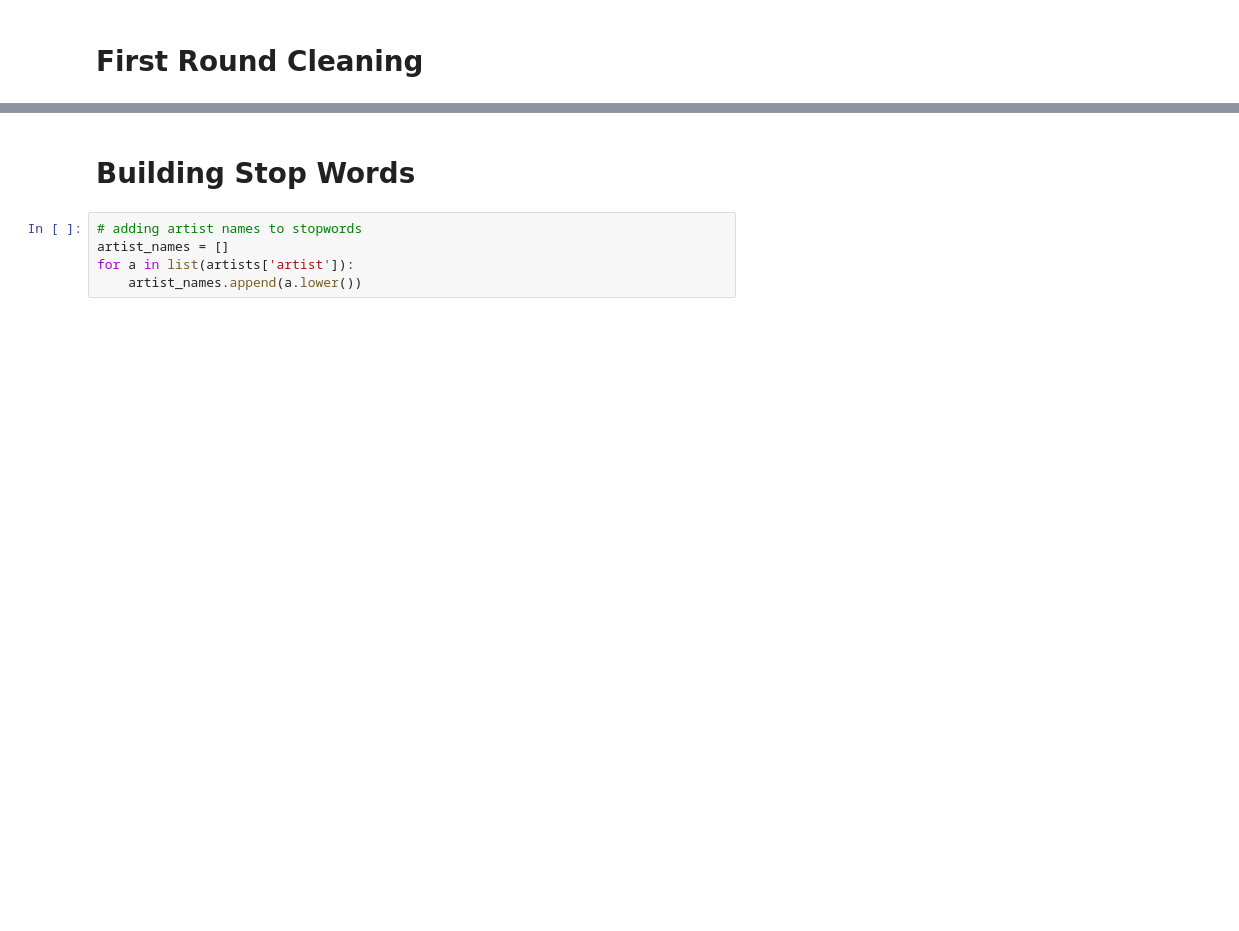
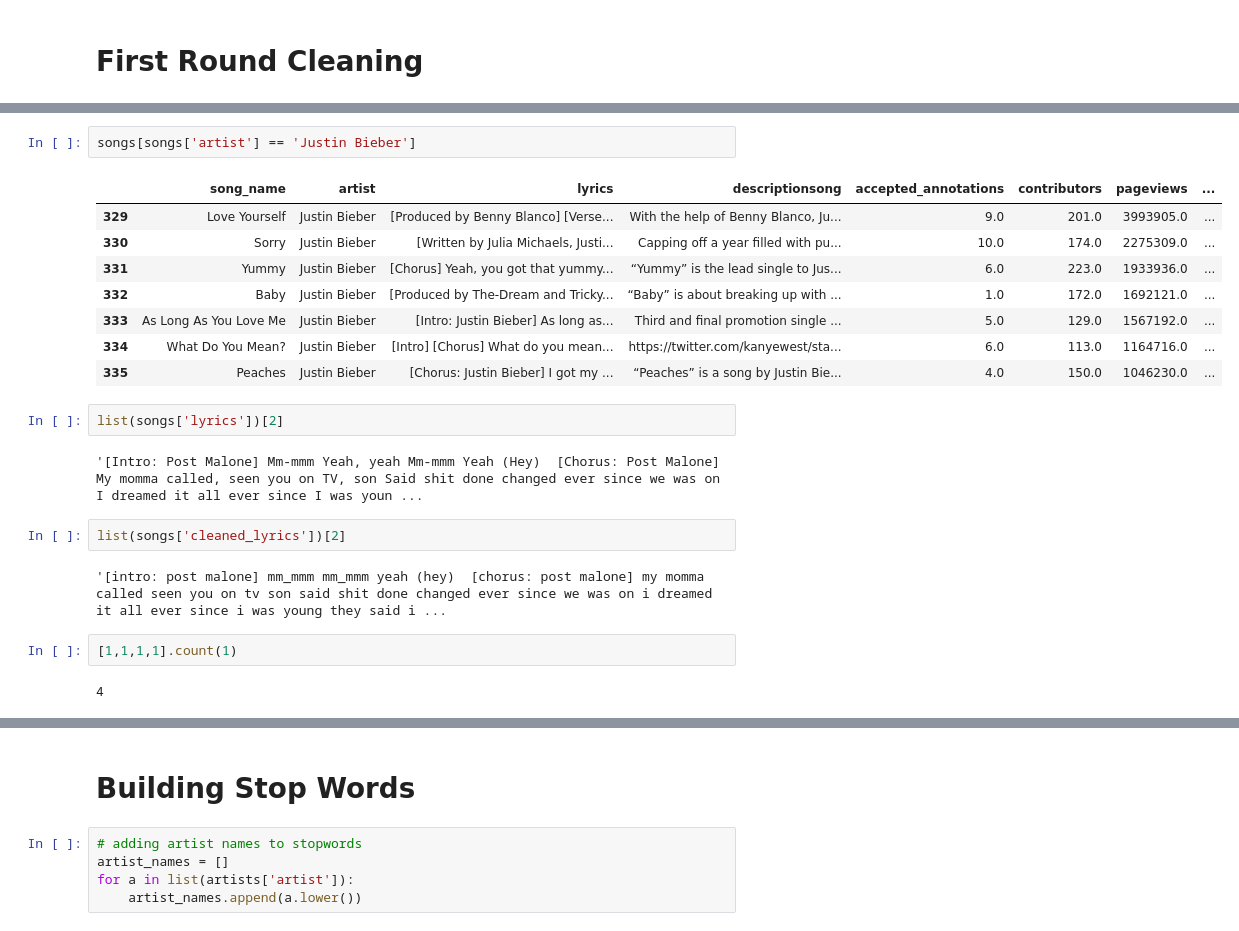
Before and after one commit to savyrosea/Genius_Lyrics_Analysis, a Jupyter notebook: notebooks/3_N-Grams.ipynb, the cells around one changed output, grey strips where cells are left out. Saved outputs shown, nothing was run; the diff lists cells and outputs as text; blank space fills up the shorter version.

```diff
--- a/notebooks/3_N-Grams.ipynb
+++ b/notebooks/3_N-Grams.ipynb
@@ -66,0 +95,23 @@ songs['cleaned_lyrics'] = songs.apply(clean_text, axis = 1)
+# %%
+songs[songs['artist'] == 'Justin Bieber']
+# %% [output]
+|  | song_name | artist | lyrics | descriptionsong | accepted_annotations | contributors | pageviews | ... |
+| 329 | Love Yourself | Justin Bieber | [Produced by Benny Blanco] [Verse... | With the help of Benny Blanco, Ju... | 9.0 | 201.0 | 3993905.0 | ... |
+| 330 | Sorry | Justin Bieber | [Written by Julia Michaels, Justi... | Capping off a year filled with pu... | 10.0 | 174.0 | 2275309.0 | ... |
+| 331 | Yummy | Justin Bieber | [Chorus] Yeah, you got that yummy... | “Yummy” is the lead single to Jus... | 6.0 | 223.0 | 1933936.0 | ... |
+| 332 | Baby | Justin Bieber | [Produced by The-Dream and Tricky... | “Baby” is about breaking up with ... | 1.0 | 172.0 | 1692121.0 | ... |
+| 333 | As Long As You Love Me | Justin Bieber | [Intro: Justin Bieber] As long as... | Third and final promotion single ... | 5.0 | 129.0 | 1567192.0 | ... |
+| 334 | What Do You Mean? | Justin Bieber | [Intro] [Chorus] What do you mean... | https://twitter.com/kanyewest/sta... | 6.0 | 113.0 | 1164716.0 | ... |
+| 335 | Peaches | Justin Bieber | [Chorus: Justin Bieber] I got my ... | “Peaches” is a song by Justin Bie... | 4.0 | 150.0 | 1046230.0 | ... |
+# %%
+list(songs['lyrics'])[2]
+# %% [output]
+'[Intro: Post Malone] Mm-mmm Yeah, yeah Mm-mmm Yeah (Hey)  [Chorus: Post Malone] My momma called, seen you on TV, son Said shit done changed ever since we was on I dreamed it all ever since I was youn ...
+# %%
+list(songs['cleaned_lyrics'])[2]
+# %% [output]
+'[intro: post malone] mm_mmm mm_mmm yeah (hey)  [chorus: post malone] my momma called seen you on tv son said shit done changed ever since we was on i dreamed it all ever since i was young they said i ...
+# %%
+[1,1,1,1].count(1)
+# %% [output]
+4
```
Also changed, not shown: parts of 24 cells of this notebook, 1 other file.
